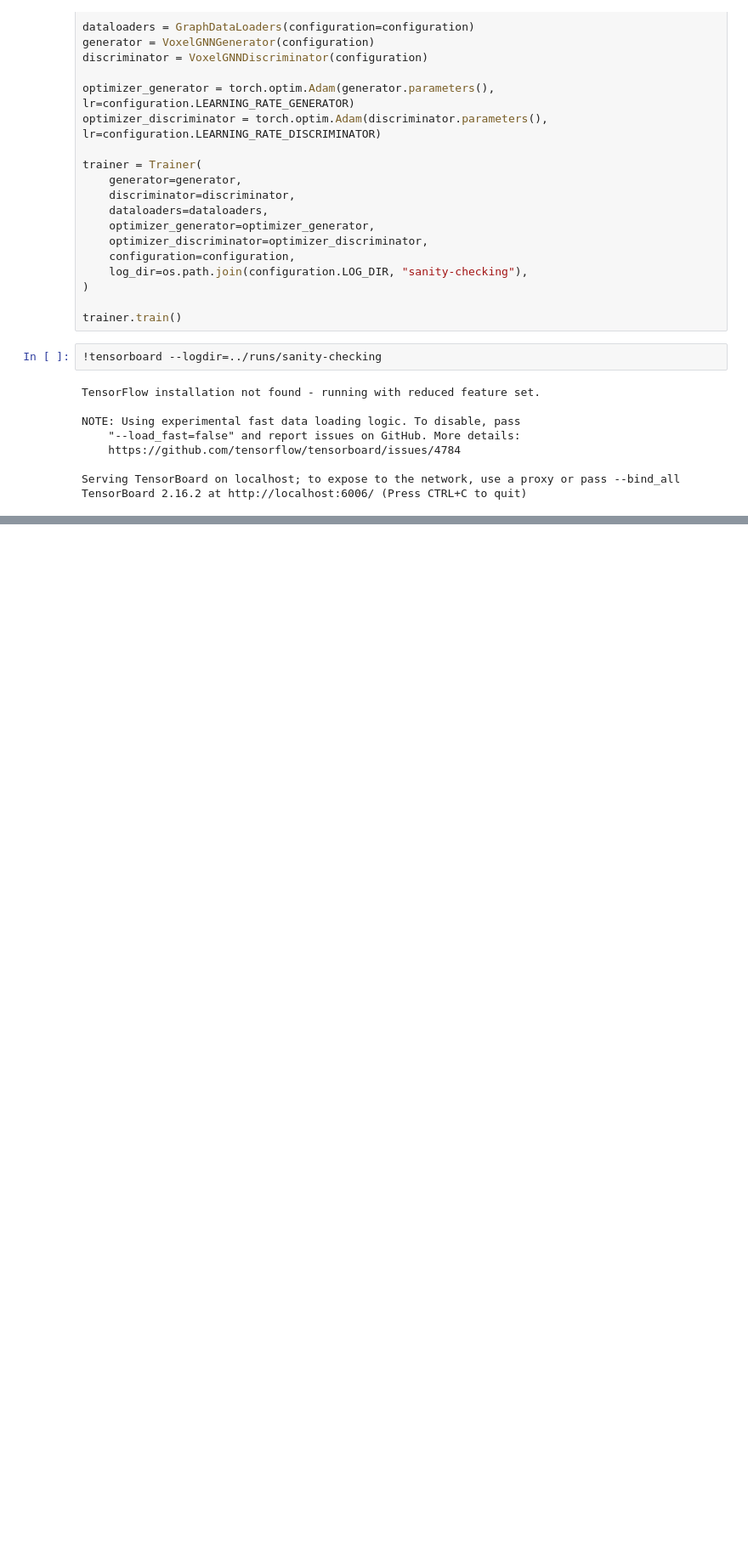
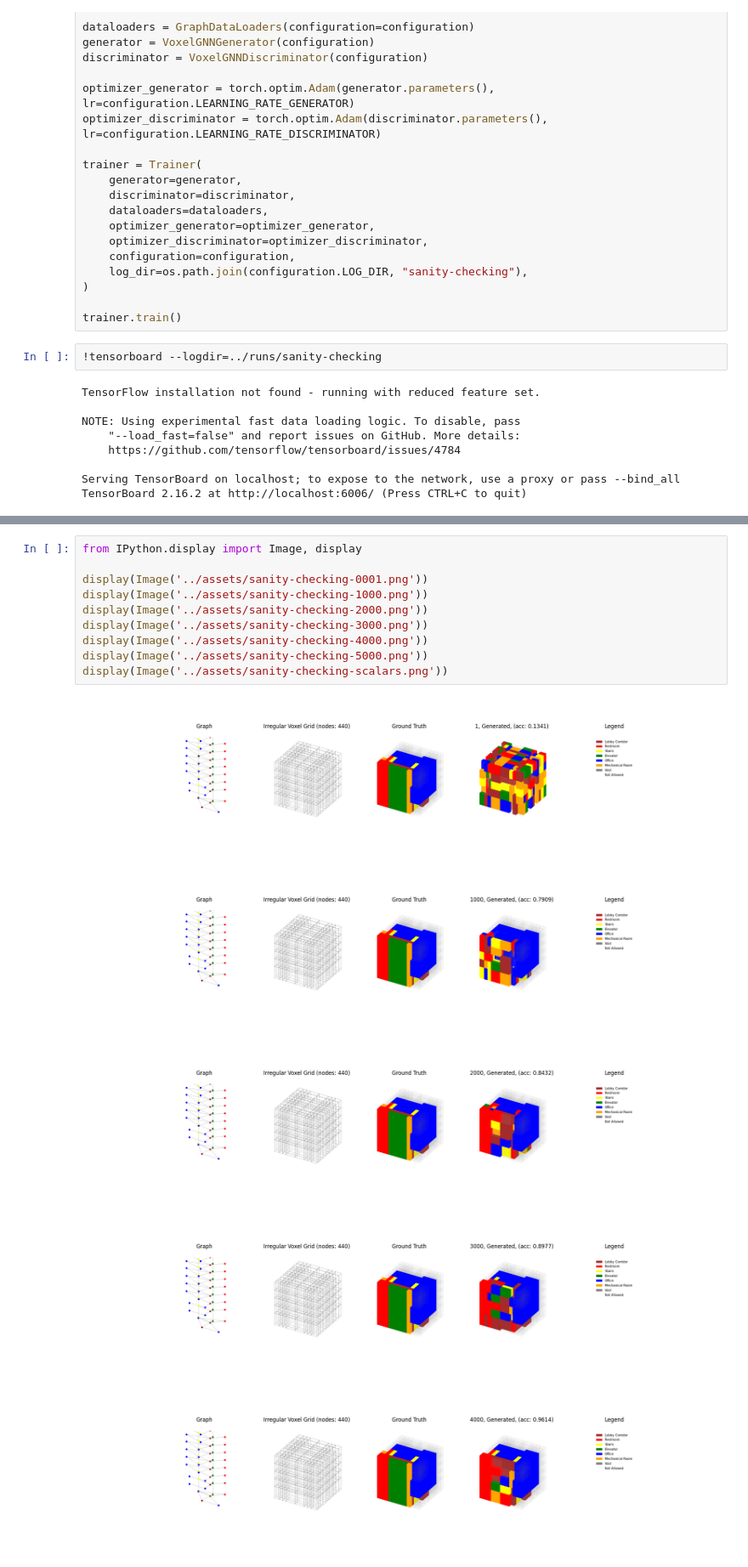
Before and after one commit to PARKCHEOLHEE-lab/building-gan-graph-conditioned-architectural-volume-generation, a Jupyter notebook: building_gan/notebooks/sanity-checking.ipynb, the cells around one changed output, grey strips where cells are left out. Shown at 85% size. Cells and saved outputs as stored; diff of their text form; blank space fills up the shorter version.

Commit message:
display

```diff
--- a/building_gan/notebooks/sanity-checking.ipynb
+++ b/building_gan/notebooks/sanity-checking.ipynb
@@ -54,0 +47,16 @@ TensorBoard 2.16.2 at http://localhost:6006/ (Press CTRL+C to quit)
+# %%
+from IPython.display import Image, display
+
+display(Image('../assets/sanity-checking-0001.png'))
+display(Image('../assets/sanity-checking-1000.png'))
+display(Image('../assets/sanity-checking-2000.png'))
+display(Image('../assets/sanity-checking-3000.png'))
+display(Image('../assets/sanity-checking-4000.png'))
+display(Image('../assets/sanity-checking-5000.png'))
+display(Image('../assets/sanity-checking-scalars.png'))
+# %% [output]
+[figure, added]
+[figure, added]
+[figure, added]
+[figure, added]
+[figure, added]
```
Also changed, not shown: parts of 2 cells of this notebook.
